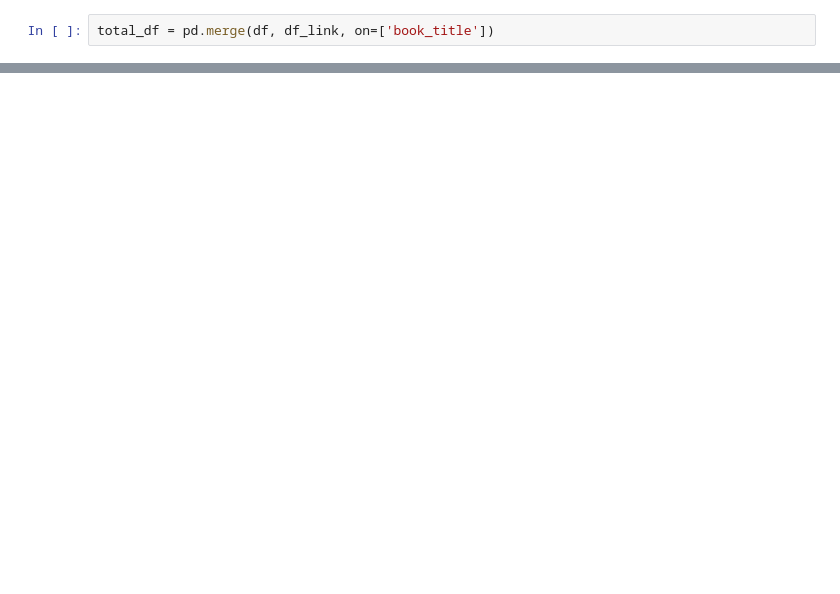
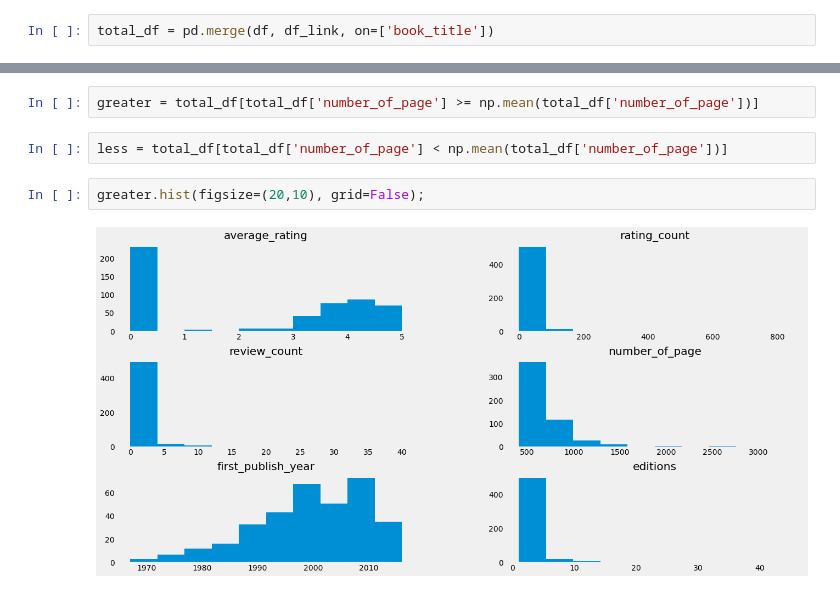
Before and after one commit to HailinDu/Capstone-Project-1, a Jupyter notebook: Cap1 EDA.ipynb, the cells around one changed output, grey strips where cells are left out. Drawn from its saved outputs; the diff is of its cells as text; blank space fills up the shorter version.

```diff
--- a/Cap1 EDA.ipynb
+++ b/Cap1 EDA.ipynb
@@ -216,0 +386,8 @@ total_df.to_csv('total_df.csv', index = False)
+# %%
+greater = total_df[total_df['number_of_page'] >= np.mean(total_df['number_of_page'])]
+# %%
+less = total_df[total_df['number_of_page'] < np.mean(total_df['number_of_page'])]
+# %%
+greater.hist(figsize=(20,10), grid=False);
+# %% [output]
+[figure, added]
```
Also changed, not shown: parts of 36 cells of this notebook.
